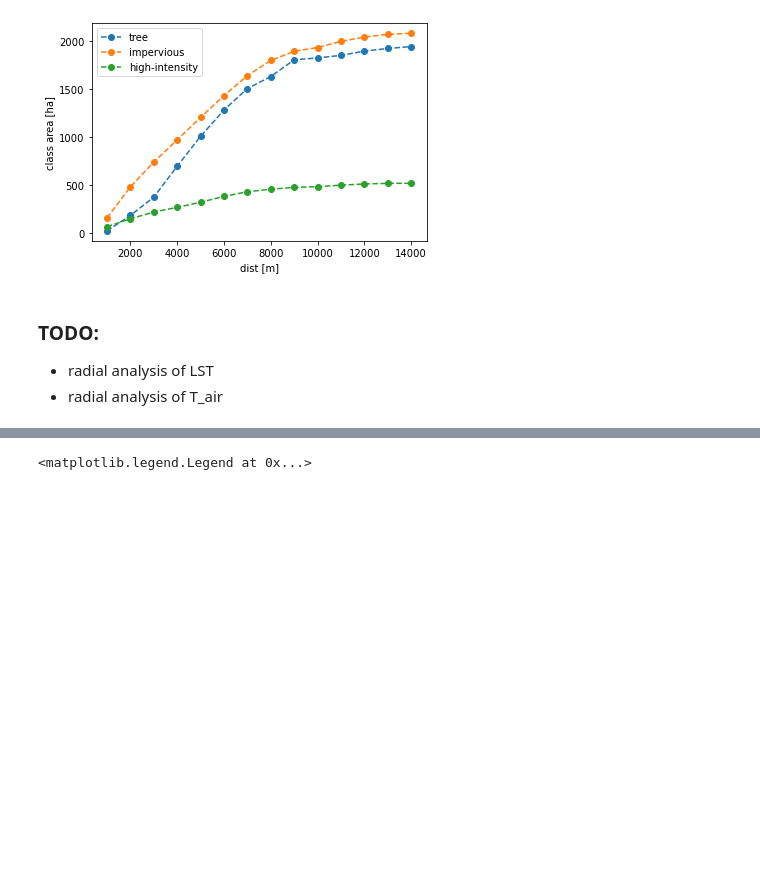
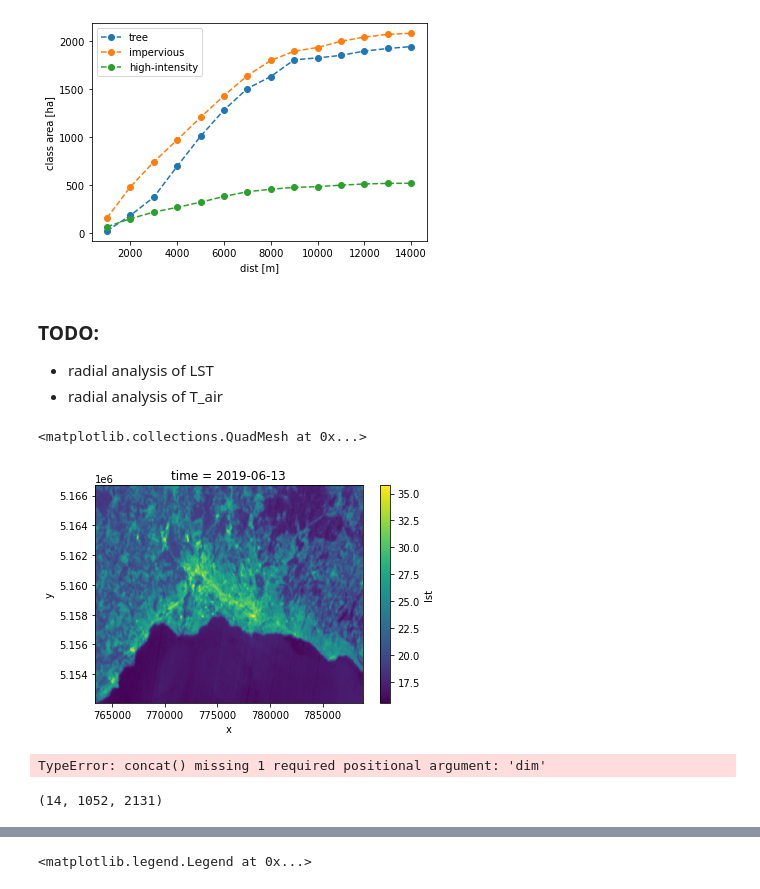
Before and after one commit to martibosch/lausanne-greening-scenarios, a Jupyter notebook: notebooks/reclassification.ipynb, the cells around one changed output, grey strips where cells are left out. Drawn from its saved outputs; the diff is of its cells as text; code cells hidden in the pictures; blank space fills up the shorter version.

```diff
--- a/notebooks/reclassification.ipynb
+++ b/notebooks/reclassification.ipynb
@@ -85,0 +91,7 @@ plt.legend()
+# %%
+lst_da_filepath = '../data/interim/lst-da.nc'
+lst_da = xr.open_dataarray(lst_da_filepath)
+lst_da.isel(time=3).plot()
+# %% [output]
+<matplotlib.collections.QuadMesh at 0x...>
+[figure, added]
@@ -85,0 +100,8 @@ plt.legend()
+# %%
+xr.concat([lulc_da. for i in range(2)], )
+# %% [output]
+TypeError: concat() missing 1 required positional argument: 'dim'
+# %%
+ba.masks_arr.shape
+# %% [output]
+(14, 1052, 2131)
```
Also changed, not shown: parts of 44 cells of this notebook, 7 other files.
